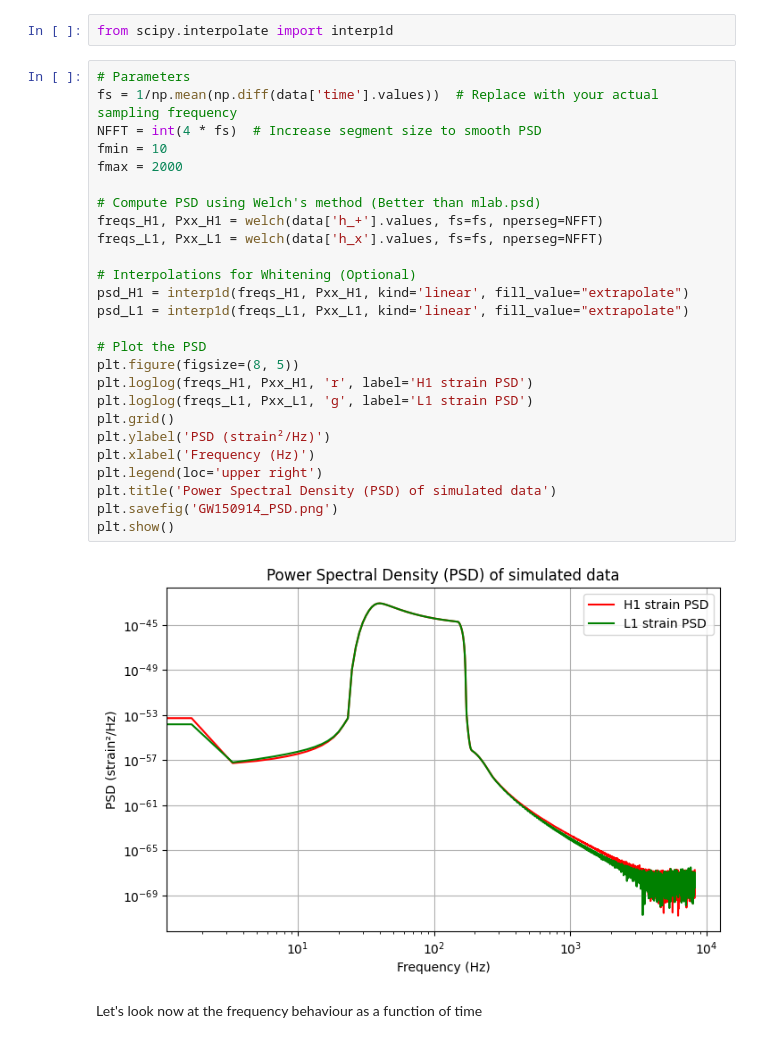
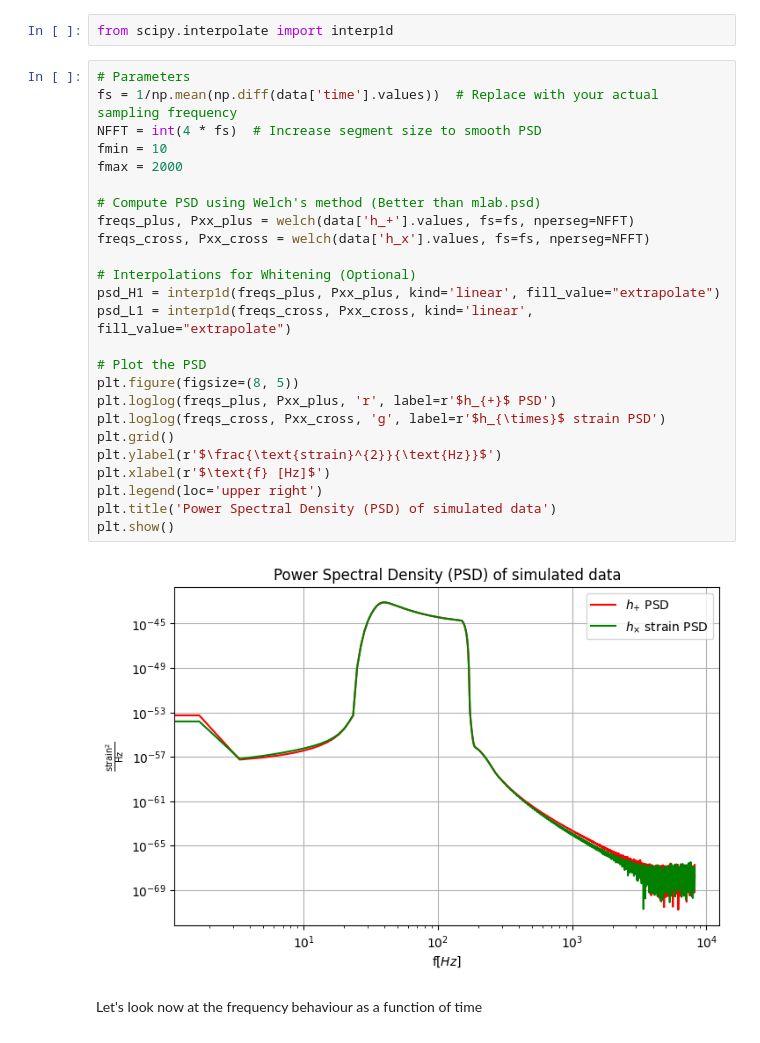
Before and after one commit to Richardforphys/AstroStatistics, a Jupyter notebook: AML/Notebooks/Others/GWs.ipynb, the cells around one changed output. Cells and saved outputs as stored; diff of their text form.

```diff
--- a/AML/Notebooks/Others/GWs.ipynb
+++ b/AML/Notebooks/Others/GWs.ipynb
@@ -195,31 +193,30 @@ from scipy.interpolate import interp1d
 # %%
 # Parameters
 fs = 1/np.mean(np.diff(data['time'].values))  # Replace with your actual sampling frequency
 NFFT = int(4 * fs)  # Increase segment size to smooth PSD
 fmin = 10
 fmax = 2000
 
 # Compute PSD using Welch's method (Better than mlab.psd)
-freqs_H1, Pxx_H1 = welch(data['h_+'].values, fs=fs, nperseg=NFFT)
-freqs_L1, Pxx_L1 = welch(data['h_x'].values, fs=fs, nperseg=NFFT)
+freqs_plus, Pxx_plus = welch(data['h_+'].values, fs=fs, nperseg=NFFT)
+freqs_cross, Pxx_cross = welch(data['h_x'].values, fs=fs, nperseg=NFFT)
 
 # Interpolations for Whitening (Optional)
-psd_H1 = interp1d(freqs_H1, Pxx_H1, kind='linear', fill_value="extrapolate")
-psd_L1 = interp1d(freqs_L1, Pxx_L1, kind='linear', fill_value="extrapolate")
+psd_H1 = interp1d(freqs_plus, Pxx_plus, kind='linear', fill_value="extrapolate")
+psd_L1 = interp1d(freqs_cross, Pxx_cross, kind='linear', fill_value="extrapolate")
 
 # Plot the PSD
 plt.figure(figsize=(8, 5))
-plt.loglog(freqs_H1, Pxx_H1, 'r', label='H1 strain PSD')
-plt.loglog(freqs_L1, Pxx_L1, 'g', label='L1 strain PSD')
+plt.loglog(freqs_plus, Pxx_plus, 'r', label=r'$h_{+}$ PSD')
+plt.loglog(freqs_cross, Pxx_cross, 'g', label=r'$h_{\times}$ strain PSD')
 plt.grid()
-plt.ylabel('PSD (strain²/Hz)')
-plt.xlabel('Frequency (Hz)')
+plt.ylabel(r'$\frac{\text{strain}^{2}}{\text{Hz}}$')
+plt.xlabel(r'$\text{f} [Hz]$')
 plt.legend(loc='upper right')
 plt.title('Power Spectral Density (PSD) of simulated data')
-plt.savefig('GW150914_PSD.png')
 plt.show()
 # %% [output]
-[figure, old version]
+[figure, new version]
 # %% [markdown]
 Let's look now at the frequency behaviour as a function of time
 # %%
```
Also changed, not shown: parts of 8 cells of this notebook.
